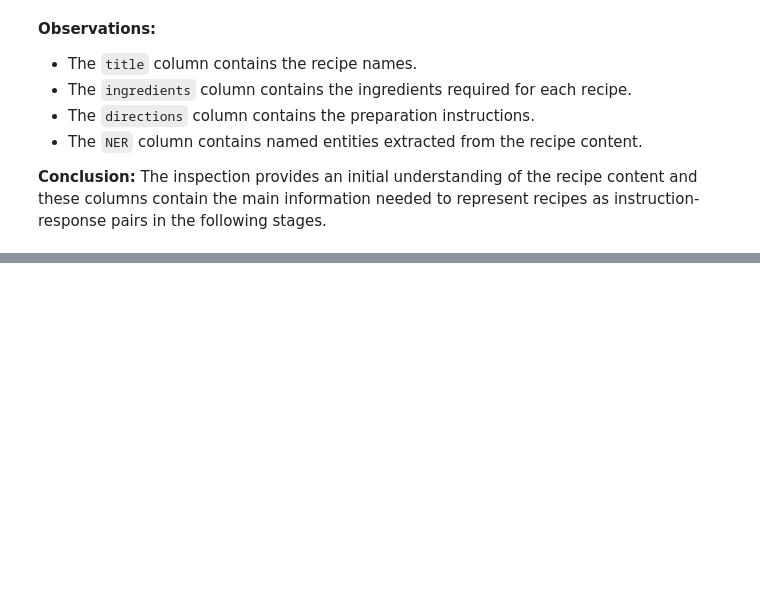
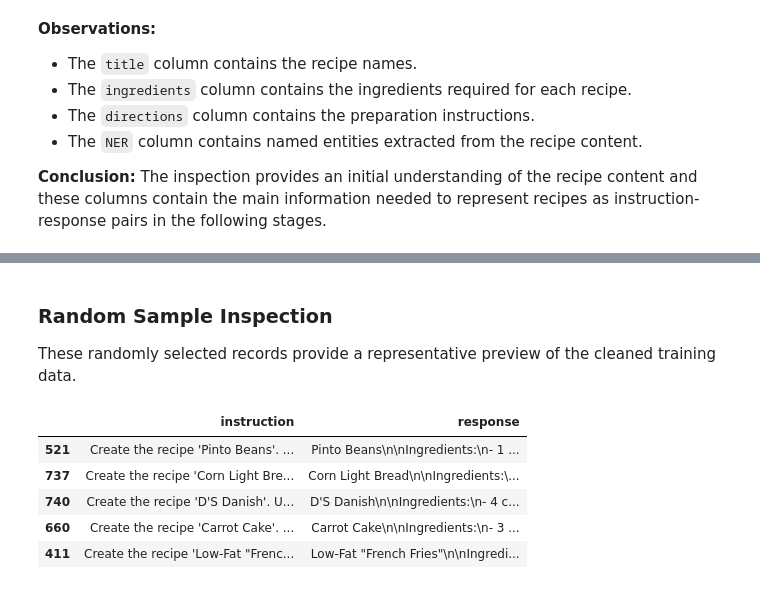
Before and after one commit to SoumayaMAMI/Fine-tuning-llama-3-LoRa-, a Jupyter notebook: Data_preparation.ipynb, the cells around one changed output, grey strips where cells are left out. Saved outputs shown, nothing was run; the diff lists cells and outputs as text; code cells hidden in the pictures; blank space fills up the shorter version.

Commit message:
Data Cleaning

```diff
--- a/Data_preparation.ipynb
+++ b/Data_preparation.ipynb
@@ -139,0 +472,16 @@ The inspection provides an initial understanding of the recipe content and these
+# %% [markdown]
+### Random Sample Inspection
+
+These randomly selected records provide a representative preview of the cleaned training data.
+# %%
+df_saved.sample(
+    n=5,
+    random_state=42
+)
+# %% [output]
+|  | instruction | response |
+| 521 | Create the recipe 'Pinto Beans'. ... | Pinto Beans\n\nIngredients:\n- 1 ... |
+| 737 | Create the recipe 'Corn Light Bre... | Corn Light Bread\n\nIngredients:\... |
+| 740 | Create the recipe 'D'S Danish'. U... | D'S Danish\n\nIngredients:\n- 4 c... |
+| 660 | Create the recipe 'Carrot Cake'. ... | Carrot Cake\n\nIngredients:\n- 3 ... |
+| 411 | Create the recipe 'Low-Fat "Frenc... | Low-Fat "French Fries"\n\nIngredi... |
```
Also changed, not shown: parts of 15 cells of this notebook.
